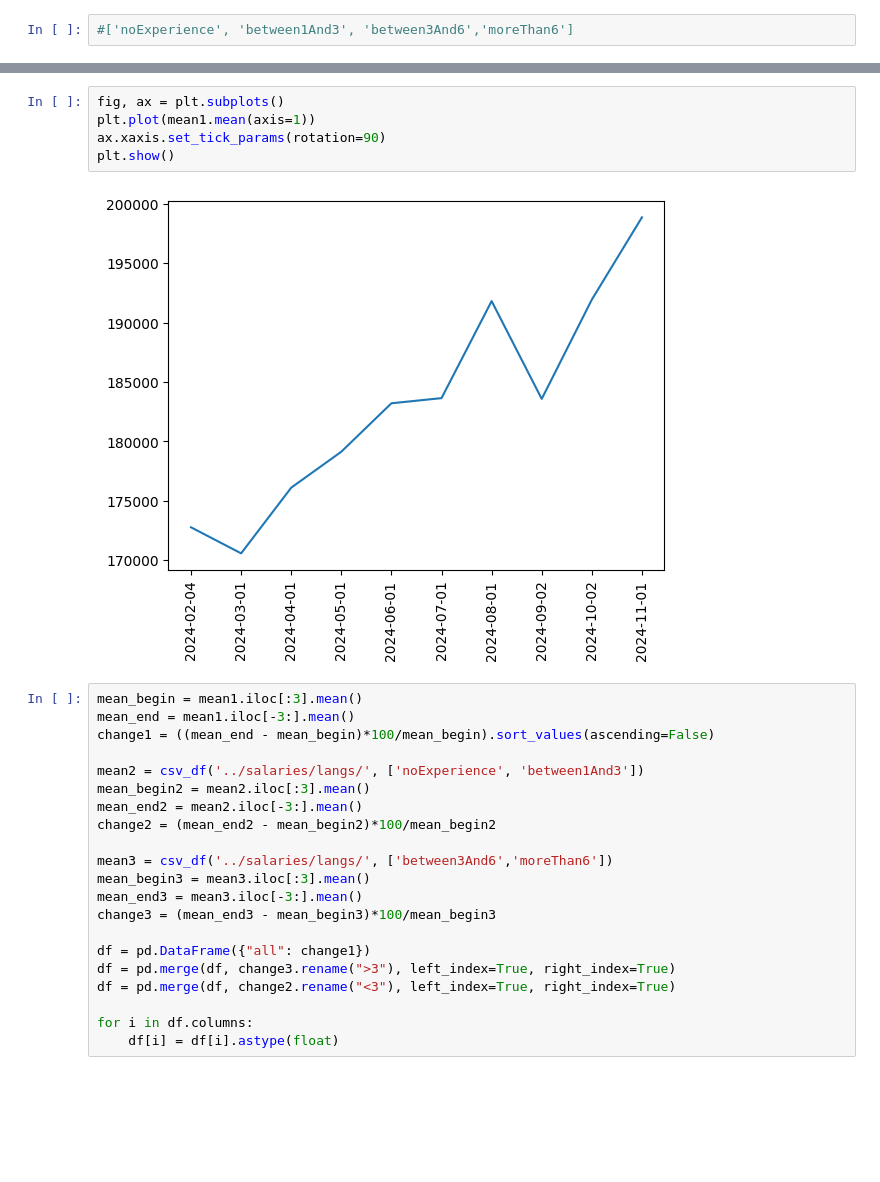
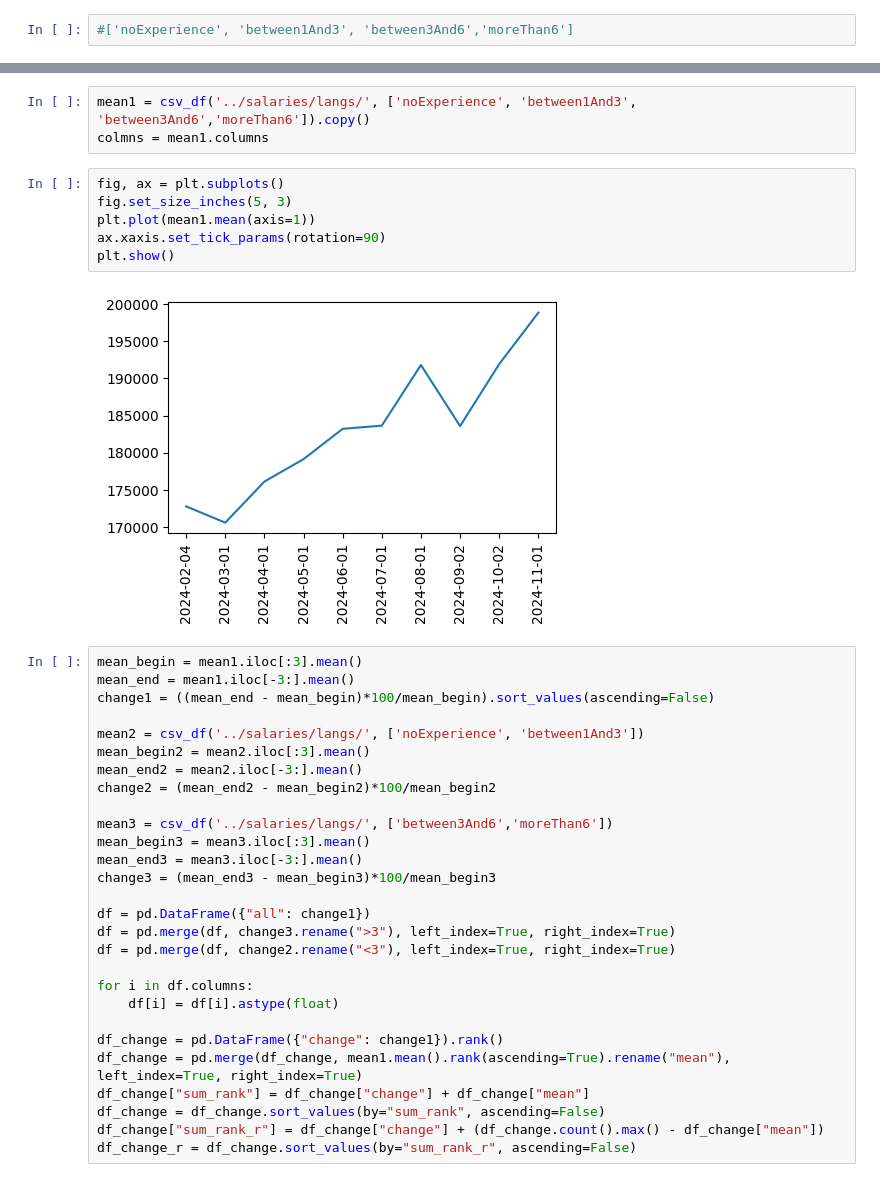
Before and after one commit to ksn38/hh, a Jupyter notebook: notebooks/salaries.ipynb, the cells around one changed output, grey strips where cells are left out. Saved outputs shown, nothing was run; the diff lists cells and outputs as text; blank space fills up the shorter version.

```diff
--- a/notebooks/salaries.ipynb
+++ b/notebooks/salaries.ipynb
@@ -52,10 +28,14 @@ ax.legend(labels, loc=2)
+# %%
+mean1 = csv_df('../salaries/langs/', ['noExperience', 'between1And3', 'between3And6','moreThan6']).copy()
+colmns = mean1.columns
 # %%
 fig, ax = plt.subplots()
+fig.set_size_inches(5, 3)
 plt.plot(mean1.mean(axis=1))
 ax.xaxis.set_tick_params(rotation=90)
 plt.show()
 # %% [output]
-[figure, old version]
+[figure, new version]
 # %%
 mean_begin = mean1.iloc[:3].mean()
 mean_end = mean1.iloc[-3:].mean()
@@ -77,3 +57,10 @@ df = pd.merge(df, change2.rename("<3"), left_index=True, right_index=True)
 
 for i in df.columns:
     df[i] = df[i].astype(float)
+
+df_change = pd.DataFrame({"change": change1}).rank()
+df_change = pd.merge(df_change, mean1.mean().rank(ascending=True).rename("mean"), left_index=True, right_index=True)
+df_change["sum_rank"] = df_change["change"] + df_change["mean"]
+df_change = df_change.sort_values(by="sum_rank", ascending=False)
+df_change["sum_rank_r"] = df_change["change"] + (df_change.count().max() - df_change["mean"])
+df_change_r = df_change.sort_values(by="sum_rank_r", ascending=False)
```
Also changed, not shown: parts of 14 cells of this notebook, 2 other files.
